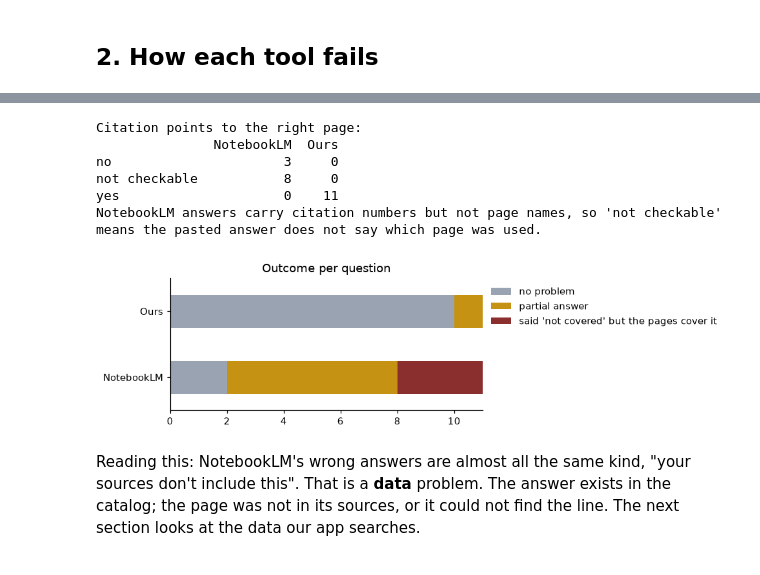
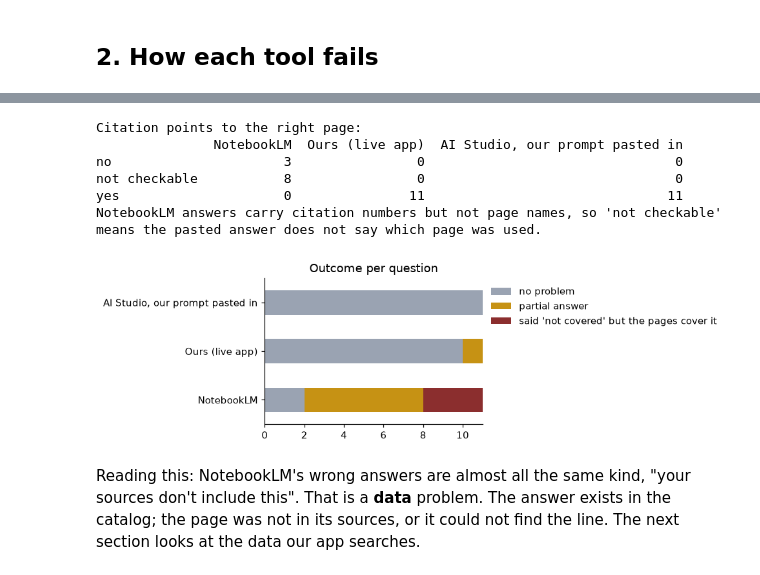
Before and after one commit to nclfng/triton-reqs-rag-googlecasestudy, a Jupyter notebook: eval/compare.ipynb, the cells around one changed output, grey strips where cells are left out. Drawn from its saved outputs; the diff is of its cells as text; code cells hidden in the pictures.

Commit message:
Add AI Studio answers (our prompt pasted in), grade them, update comparison notebook

```diff
--- a/eval/compare.ipynb
+++ b/eval/compare.ipynb
@@ -42,18 +42,24 @@ for i, g in enumerate(grades["ours"]):
 # %%
 rows = []
 for i, q in enumerate(questions):
-    rows.append({"question": q["question"][:62],
-                 "NotebookLM": grades["notebooklm"][i]["score"],
-                 "Ours": grades["ours"][i]["score"]})
+    row = {"question": q["question"][:62],
+           "NotebookLM": grades["notebooklm"][i]["score"],
+           "Ours (live app)": grades["ours"][i]["score"]}
+    for key, name in (("bare", "AI Studio, question only"), ("pasted", "AI Studio, our prompt pasted in")):
+        if studio[key][i]["score"] is not None:
+            row[name] = studio[key][i]["score"]
+    rows.append(row)
 scores = pd.DataFrame(rows); scores.index += 1
 display(scores)
-total = scores[["NotebookLM", "Ours"]].sum()
-print(f"Total out of {2 * len(scores)}:  NotebookLM {total['NotebookLM']},  Ours {total['Ours']}")
+tools = [c for c in scores.columns if c != "question"]
+print(f"Total out of {2 * len(scores)}:")
+print(scores[tools].sum().to_string())
 
 fig, ax = plt.subplots(figsize=(9, 3.2))
 x = range(len(scores))
-ax.bar([i - 0.2 for i in x], scores["NotebookLM"], 0.4, label="NotebookLM", color=GREY)
-ax.bar([i + 0.2 for i in x], scores["Ours"], 0.4, label="Ours", color=NAVY)
+width = 0.8 / len(tools)
+for k, (tool, color) in enumerate(zip(tools, [GREY, NAVY, GOLD, "#5B7DB1"])):
+    ax.bar([i - 0.4 + width * (k + 0.5) for i in x], scores[tool], width, label=tool, color=color)
 ax.set_xticks(list(x)); ax.set_xticklabels(scores.index); ax.set_xlabel("question"); ax.set_yticks([0, 1, 2])
 ax.set_title("Rubric score per question (2 = correct and complete)"); ax.legend(frameon=False)
 plt.tight_layout()
@@ -76,17 +85,22 @@ Total out of 22:  NotebookLM 10,  Ours 21
 ## 2. How each tool fails
 # %%
 labels = {"none": "no problem", "incomplete": "partial answer", "not_covered": "said 'not covered' but the pages cover it"}
-counts = pd.DataFrame({
-    "NotebookLM": Counter(g["failure"] for g in grades["notebooklm"]),
-    "Ours": Counter(g["failure"] for g in grades["ours"]),
-}).fillna(0).astype(int).reindex(list(labels)).rename(index=labels)
+outcomes = {"NotebookLM": Counter(g["failure"] for g in grades["notebooklm"]),
+            "Ours (live app)": Counter(g["failure"] for g in grades["ours"])}
+for key, name in (("bare", "AI Studio, question only"), ("pasted", "AI Studio, our prompt pasted in")):
+    if studio[key][0]["score"] is not None:
+        outcomes[name] = Counter(x["failure"] for x in studio[key])
+counts = pd.DataFrame(outcomes).fillna(0).astype(int).reindex(list(labels)).rename(index=labels)
 display(counts)
-counts.T.plot.barh(stacked=True, figsize=(9, 2.6), color=[GREY, GOLD, NAVY][::-1] if False else [GREY, GOLD, "#8B2E2E"])
+counts.T.plot.barh(stacked=True, figsize=(9, 2.8), color=[GREY, GOLD, "#8B2E2E"])
 plt.title("Outcome per question"); plt.legend(frameon=False, bbox_to_anchor=(1, 1)); plt.tight_layout()
 
-cites = pd.DataFrame({
-    "NotebookLM": [{True: "yes", False: "no", None: "not checkable"}[g["citation"]] for g in grades["notebooklm"]],
-    "Ours": ["yes" if g["citation"] else "no" for g in grades["ours"]]}, index=scores.index)
+cite_cols = {"NotebookLM": [{True: "yes", False: "no", None: "not checkable"}[g["citation"]] for g in grades["notebooklm"]],
+             "Ours (live app)": ["yes" if g["citation"] else "no" for g in grades["ours"]]}
+for key, name in (("bare", "AI Studio, question only"), ("pasted", "AI Studio, our prompt pasted in")):
+    if studio[key][0]["score"] is not None:
+        cite_cols[name] = ["yes" if x["citation"] else "no" for x in studio[key]]
+cites = pd.DataFrame(cite_cols, index=scores.index)
 print("Citation points to the right page:")
 print(cites.apply(pd.Series.value_counts).fillna(0).astype(int))
 print("NotebookLM answers carry citation numbers but not page names, so 'not checkable' means the pasted answer does not say which page was used.")
@@ -98,10 +112,10 @@ print("NotebookLM answers carry citation numbers but not page names, so 'not che
 Citation points to the right page:
-               NotebookLM  Ours
-no                      3     0
-not checkable           8     0
-yes                     0    11
+               NotebookLM  Ours (live app)  AI Studio, our prompt pasted in
+no                      3                0                                0
+not checkable           8                0                                0
+yes                     0               11                               11
 NotebookLM answers carry citation numbers but not page names, so 'not checkable' means the pasted answer does not say which page was used.
-[figure, old version]
+[figure, new version]
 # %% [markdown]
 Reading this: NotebookLM's wrong answers are almost all the same kind, "your sources don't include this". That is a **data** problem. The answer exists in the catalog; the page was not in its sources, or it could not find the line. The next section looks at the data our app searches.
 # %% [markdown]
```
Also changed, not shown: parts of 8 cells of this notebook, 2 other files.
